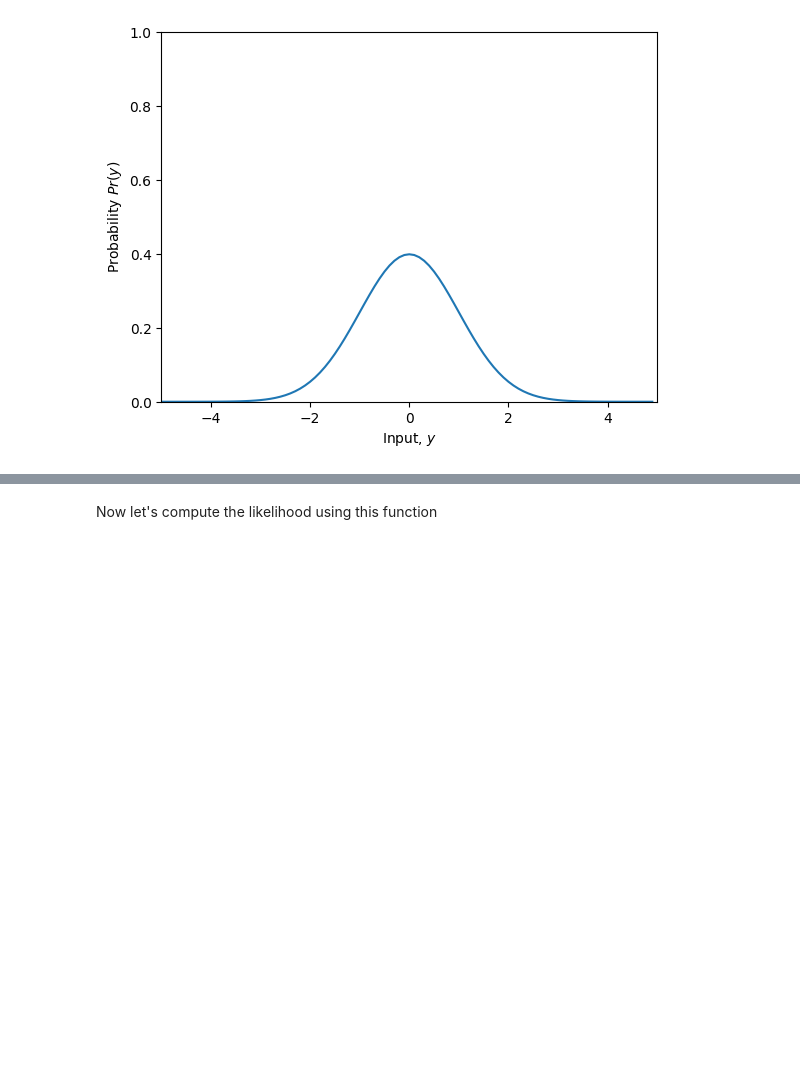
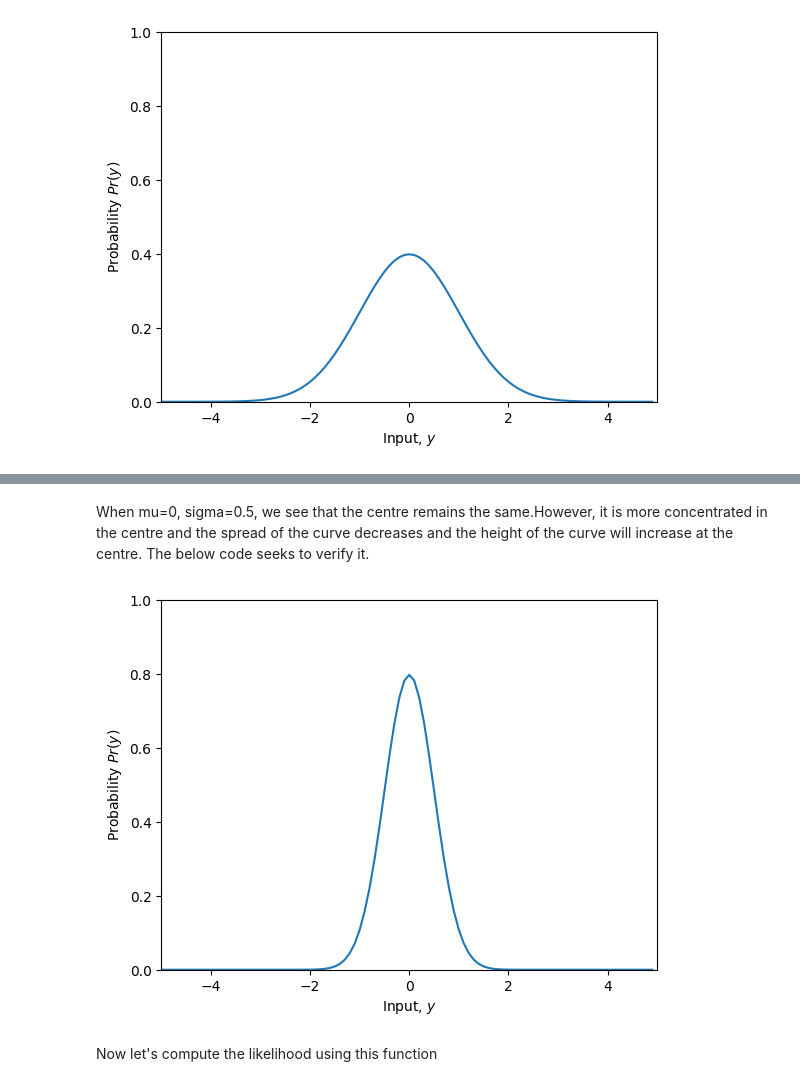
Before and after one commit to DazzedUpDas/DL4DS_Problems_Textbook, a Jupyter notebook: Notebooks/Chap05/5_1_Least_Squares_Loss.ipynb, the cells around one changed output, grey strips where cells are left out. Saved outputs shown, nothing was run; the diff lists cells and outputs as text; code cells hidden in the pictures; blank space fills up the shorter version.

```diff
--- a/Notebooks/Chap05/5_1_Least_Squares_Loss.ipynb
+++ b/Notebooks/Chap05/5_1_Least_Squares_Loss.ipynb
@@ -132,3 +149,17 @@ plt.show()
+# %% [markdown]
+When mu=0, sigma=0.5, we see that the centre remains the same.However, it is more concentrated in the centre and the spread of the curve decreases and the height of the curve will increase at the centre. The below code seeks to verify it.
+# %%
+mu=0
+sigma=0.5
+y_gauss = np.arange(-5,5,0.1)
+gauss_prob = normal_distribution(y_gauss, mu, sigma)
+fig, ax = plt.subplots()
+ax.plot(y_gauss, gauss_prob)
+ax.set_xlabel(r'Input, $y$'); ax.set_ylabel(r'Probability $Pr(y)$')
+ax.set_xlim([-5,5]);ax.set_ylim([0,1.0])
+plt.show()
+# %% [output]
+[figure, added]
 # %% [markdown]
 Now let's compute the likelihood using this function
 # %%
```
Also changed, not shown: parts of 18 cells of this notebook.
